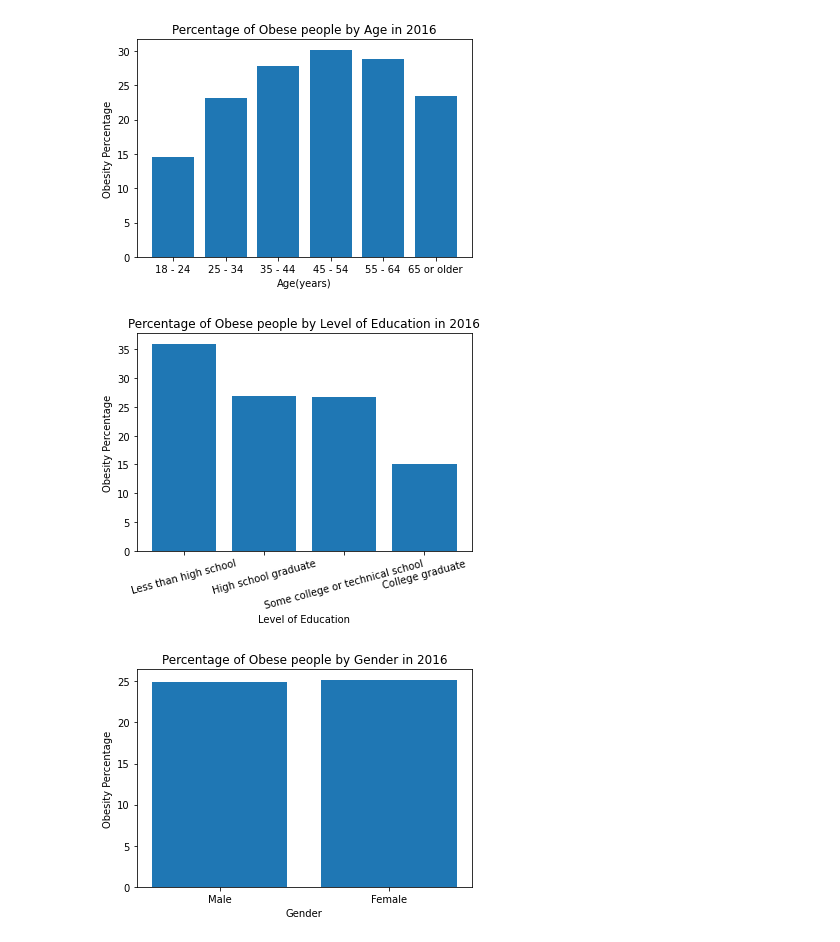
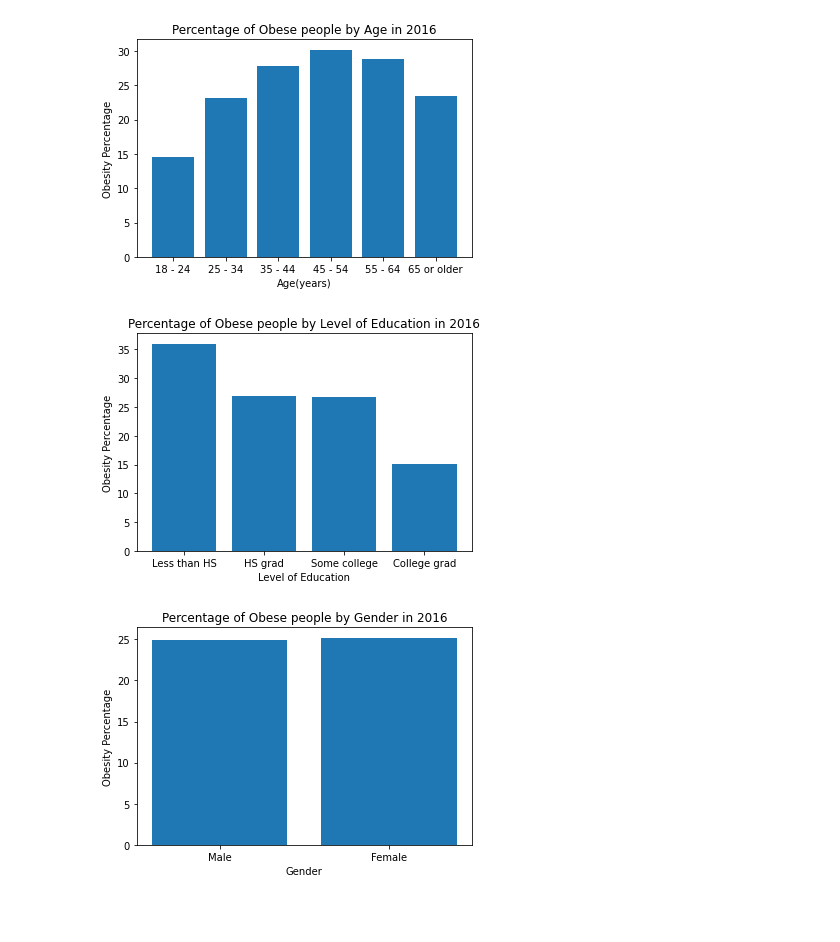
Before and after one commit to improvbutterfly/Fast-Food-Analysis-California, a Jupyter notebook: Analysis/Socioeconomic Status Data Cleaning.ipynb, the cells around one changed output. Saved outputs shown, nothing was run; the diff lists cells and outputs as text; code cells hidden in the pictures; blank space fills up the shorter version.

Commit message:
modifications to output graphs, realized that some of the graphs used in the ppt cut off the text, fixed issue for those graphs, will completee later on

```diff
--- a/Analysis/Socioeconomic Status Data Cleaning.ipynb
+++ b/Analysis/Socioeconomic Status Data Cleaning.ipynb
@@ -261,3 +261,15 @@ plt.savefig("./output images/education_vs_obesity_2011.png")
 plt.show()
 # %% [output]
 [figure]
+# %%
+#for output images sake, we will rename to shorten the length
+LOE = ["Less than HS", "HS grad", "Some college", "College grad"]
+education_range_2011 = level_of_education_data2011["Level of Education"]
+values_by_education_range2011 = level_of_education_data2011["Obesity Percentage"]
+plt.bar(LOE, values_by_education_range2011)
+# plt.xticks(LOE, rotation = 15)
+plt.xlabel("Level of Education")
+plt.ylabel('Obesity Percentage')
+plt.title("Percentage of Obese people by Level of Education in 2011")
+plt.savefig("./output images/education_vs_obesity_2011.png")
+plt.show()
@@ -313,17 +327,18 @@ plt.show()
 [figure]
 # %%
 #EDUCATION VS OBESITY
+#for graph visual sake
 education_range_2016 = level_of_education_data2016["Level of Education"]
 values_by_education_range2016 = level_of_education_data2016["Obesity Percentage"]
-plt.bar(education_range_2016, values_by_education_range2016)
-plt.xticks(education_range_2016, rotation = 15)
+plt.bar(LOE, values_by_education_range2016)
+# plt.xticks(education_range_2016, rotation = 15)
 plt.xlabel("Level of Education")
 plt.ylabel('Obesity Percentage')
 plt.title("Percentage of Obese people by Level of Education in 2016")
 plt.savefig("./output images/education_vs_obesity_2016.png")
 plt.show()
 # %% [output]
-[figure, old version]
+[figure, new version]
 # %%
 #GENDER VS OBESITY
 gender_range_2016 = gender_data2016["Gender"]
```
Also changed, not shown: parts of 3 cells of this notebook, 12 other files.
